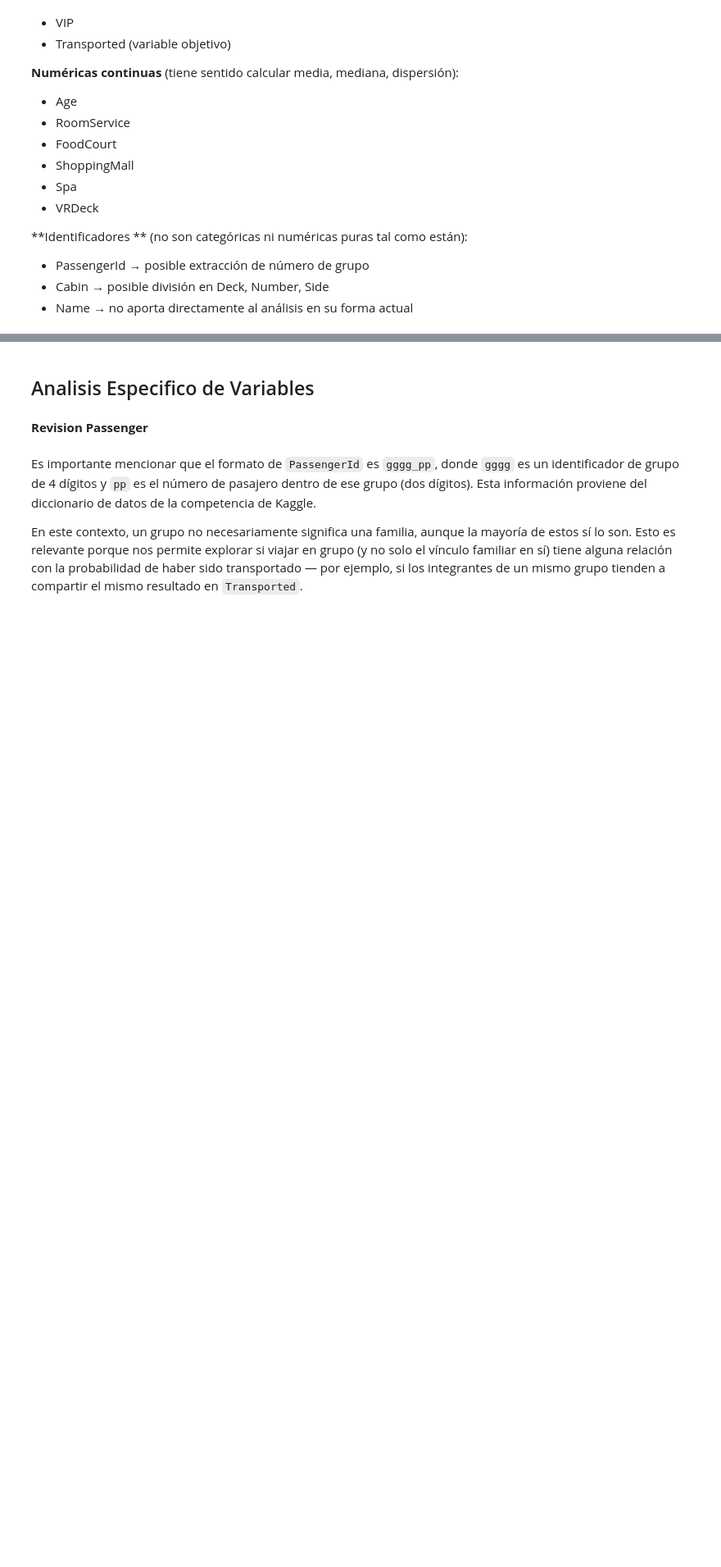
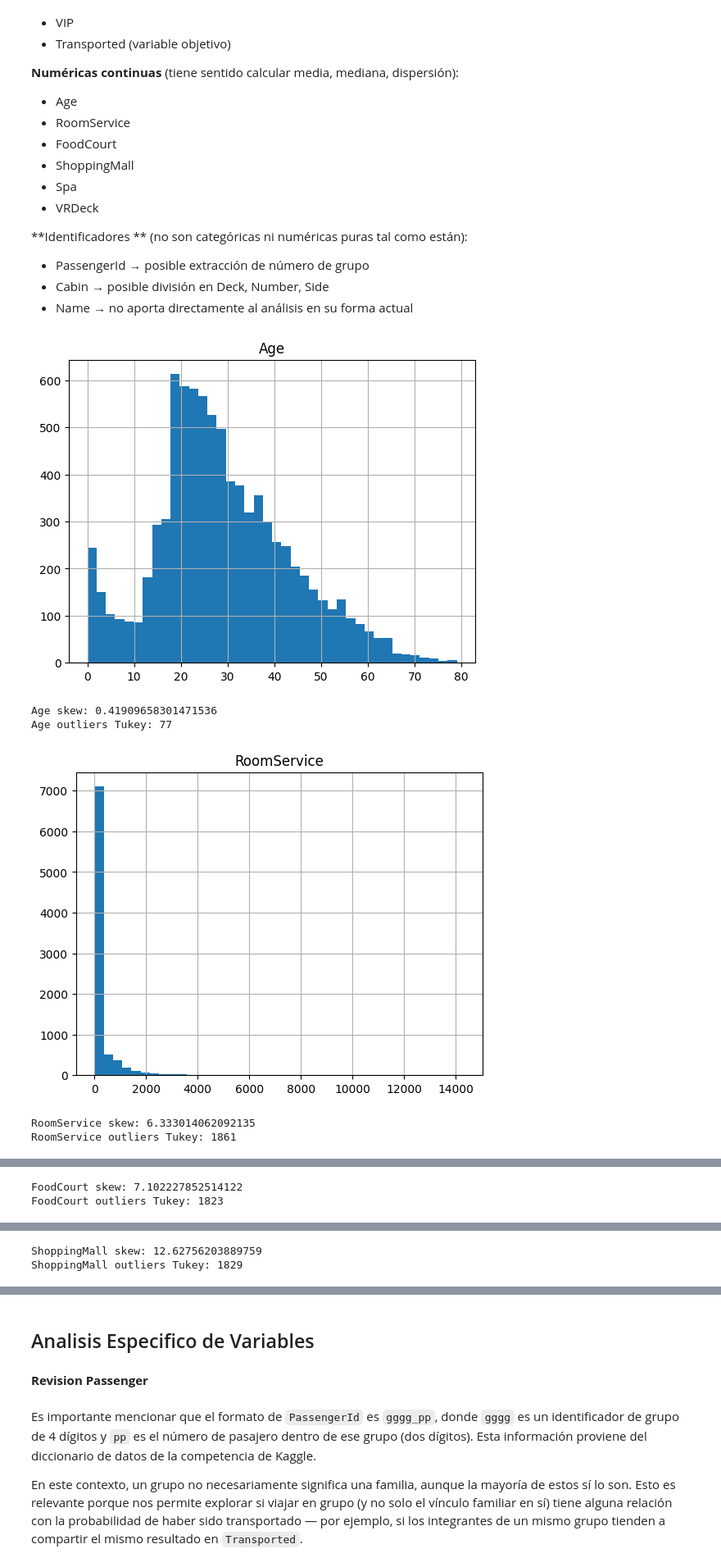
Before and after one commit to A01801224/TC3009C-RI, a Jupyter notebook: Reto_Primer_Avance_Spaceship_Titanic.ipynb, the cells around one changed output, grey strips where cells are left out. Shown at 82% size. Cells and saved outputs as stored; diff of their text form; code cells hidden in the pictures; blank space fills up the shorter version.

```diff
--- a/Reto_Primer_Avance_Spaceship_Titanic.ipynb
+++ b/Reto_Primer_Avance_Spaceship_Titanic.ipynb
@@ -153,3 +167,24 @@ Este primer acercamineto, analisis y clasificación de variables esta sujeto a c
 - PassengerId → posible extracción de número de grupo
 - Cabin → posible división en Deck, Number, Side
 - Name → no aporta directamente al análisis en su forma actual
+# %%
+spend_cols = ["RoomService", "FoodCourt", "ShoppingMall", "Spa", "VRDeck"]
+import matplotlib.pyplot as plt
+num_cols = ["Age"] + spend_cols
+for col in num_cols:
+    df_train[col].hist(bins=40)
+    plt.title(col)
+    plt.show()
+    print(col, "skew:", df_train[col].skew())
+    q1, q3 = df_train[col].quantile([0.25, 0.75])
+    iqr = q3 - q1
+    lower, upper = q1 - 1.5*iqr, q3 + 1.5*iqr
+    outliers = df_train[(df_train[col] < lower) | (df_train[col] > upper)]
+    print(col, "outliers Tukey:", outliers.shape[0])
+# %% [output]
+[figure, added]
+Age skew: 0.41909658301471536
+Age outliers Tukey: 77
+[figure, added]
+RoomService skew: 6.333014062092135
+RoomService outliers Tukey: 1861
@@ -155,0 +192,2 @@ Este primer acercamineto, analisis y clasificación de variables esta sujeto a c
+FoodCourt skew: 7.102227852514122
+FoodCourt outliers Tukey: 1823
@@ -155,0 +195,2 @@ Este primer acercamineto, analisis y clasificación de variables esta sujeto a c
+ShoppingMall skew: 12.62756203889759
+ShoppingMall outliers Tukey: 1829
```
Also changed, not shown: parts of 14 cells of this notebook.
